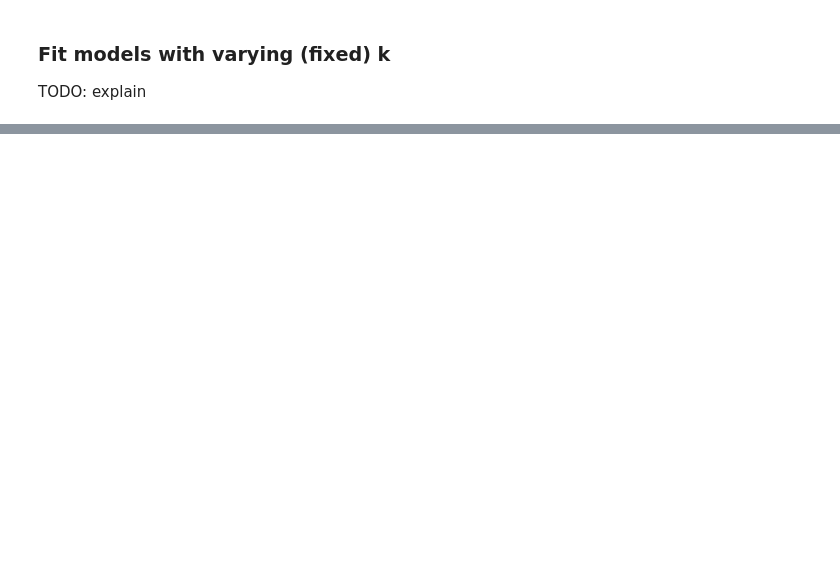
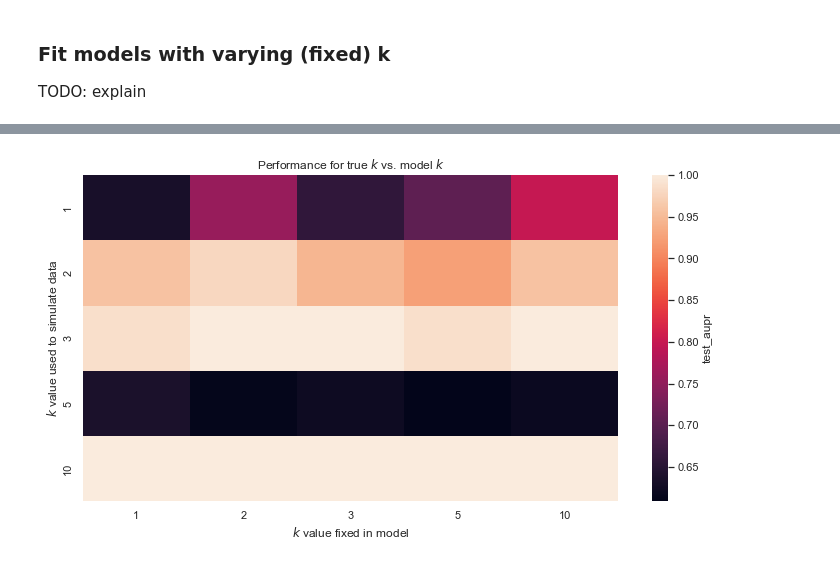
Before and after one commit to greenelab/pancancer-evaluation, a Jupyter notebook: 09_simulations/simulate_k.ipynb, the cells around one changed output, grey strips where cells are left out. Drawn from its saved outputs; the diff is of its cells as text; code cells hidden in the pictures; blank space fills up the shorter version.

```diff
--- a/09_simulations/simulate_k.ipynb
+++ b/09_simulations/simulate_k.ipynb
@@ -153,0 +237,12 @@ plt.ylim(-0.1, 1.1)
+# %%
+heatmap_metric = 'test_aupr'
+
+heatmap_df = (results_df[results_df.metric == heatmap_metric]
+    .groupby(['k_model', 'k_sim'])
+    .mean()
+    .drop(columns=['fold'])
+    .reset_index()
+    .pivot(index='k_sim', columns='k_model', values='value')
+)
+
+heatmap_df.head()
@@ -153,0 +257,16 @@ plt.ylim(-0.1, 1.1)
+# %%
+sns.set()
+
+sns.heatmap(heatmap_df, cbar_kws={'label': heatmap_metric})
+plt.title('Performance for true $k$ vs. model $k$')
+plt.xlabel(r'$k$ value fixed in model')
+plt.ylabel(r'$k$ value used to simulate data')
+
+if output_plots:
+    output_plots_dir.mkdir(exist_ok=True)
+    plt.savefig(
+        output_plots_dir / 'n{}_p{}_ktop{}_corr{}_scale{}_heatmap.png'.format(
+            n_domains, p, max(k_sim_range), corr_top, diag),
+    dpi=200, bbox_inches='tight')
+# %% [output]
+[figure, added]
```
Also changed, not shown: parts of 15 cells of this notebook, 2 other files.
